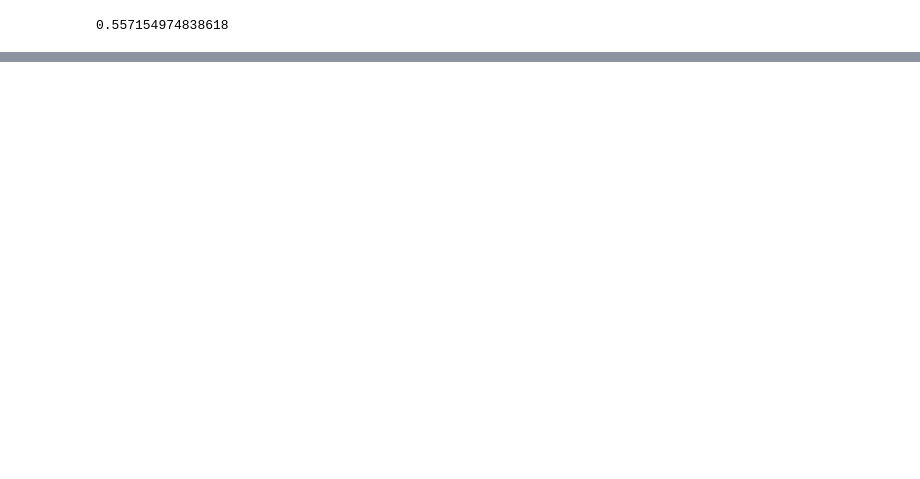
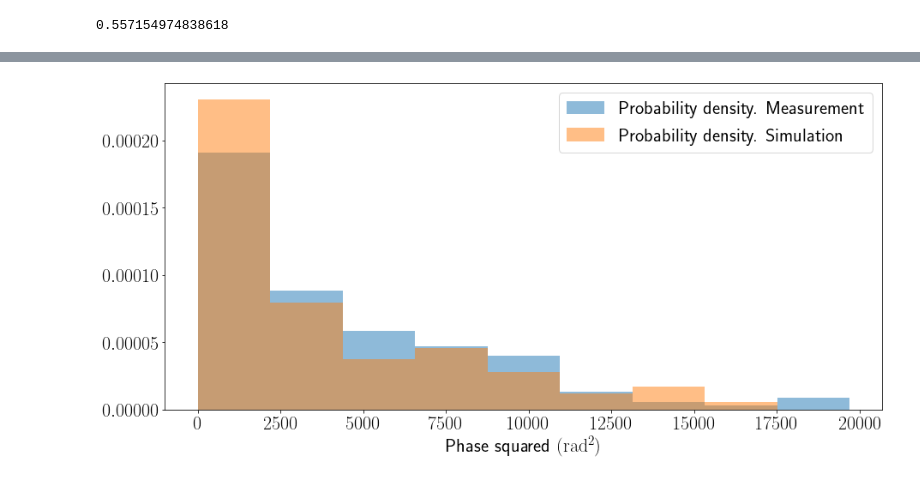
Before and after one commit to IharLobach/ursse, a Jupyter notebook: analyzing_collected_data/shifts/shift_02_28_2020/experiment_vs_simulation_random_walk.ipynb, the cells around one changed output, grey strips where cells are left out. Cells and saved outputs as stored; diff of their text form; code cells hidden in the pictures; blank space fills up the shorter version.

```diff
--- a/analyzing_collected_data/shifts/shift_02_28_2020/experiment_vs_simulation_random_walk.ipynb
+++ b/analyzing_collected_data/shifts/shift_02_28_2020/experiment_vs_simulation_random_walk.ipynb
@@ -246,3 +289,31 @@ plt.show()
+# %%
+plt.rcParams["text.usetex"] =True
+plt.rc('text.latex', preamble=\
+       r'\usepackage{siunitx}'
+      +r'\newcommand{\e}{\epsilon}')
+plt.rcParams.update({'figure.figsize':(30,8),
+                     'font.size': 22,
+                     'legend.fontsize':22,
+                     'errorbar.capsize':3})
+nbins = 10
+amps_tuple = [(df['phase_rad'].values-df['phase_rad'].mean())**2 for df in (meas_phase_df, sim_phase_df)]
+all_amps = np.concatenate(amps_tuple)
+l = np.min(all_amps)
+r = np.max(all_amps)
+bins = np.linspace(l, r, nbins)
+bin_centers = (bins[1:]+bins[:-1])/2
+kick_hists = [np.histogram(amps, bins=bins)[0]
+                  for amps in amps_tuple]
+fig, ax = plt.subplots(figsize=(15,7))
+ax.hist(bin_centers, weights=kick_hists[0], bins=bins, density=True,
+            alpha=0.5, label="Probability density. Measurement")
+ax.hist(bin_centers, weights=kick_hists[1], bins=bins, density=True,
+            alpha=0.5, label="Probability density. Simulation")
+ax.set_xlabel(r"Phase squared $(\SI{}{rad^2})$")
+ax.legend()
+plt.show()
+# %% [output]
+[figure, added]
 # %%
 plt.rcParams["text.usetex"] =True
 plt.rc('text.latex', preamble=\
```
Also changed, not shown: parts of 19 cells of this notebook, 4 other files.
